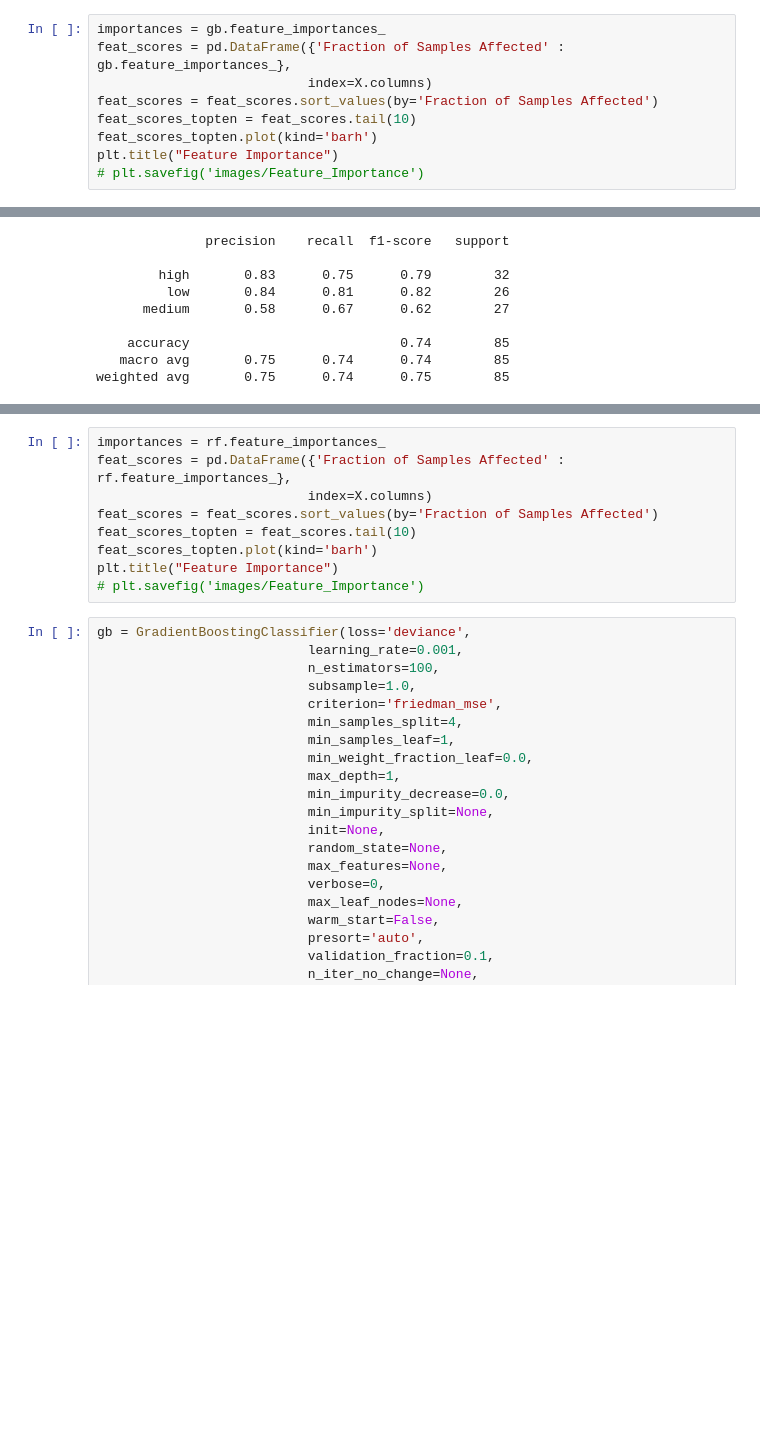
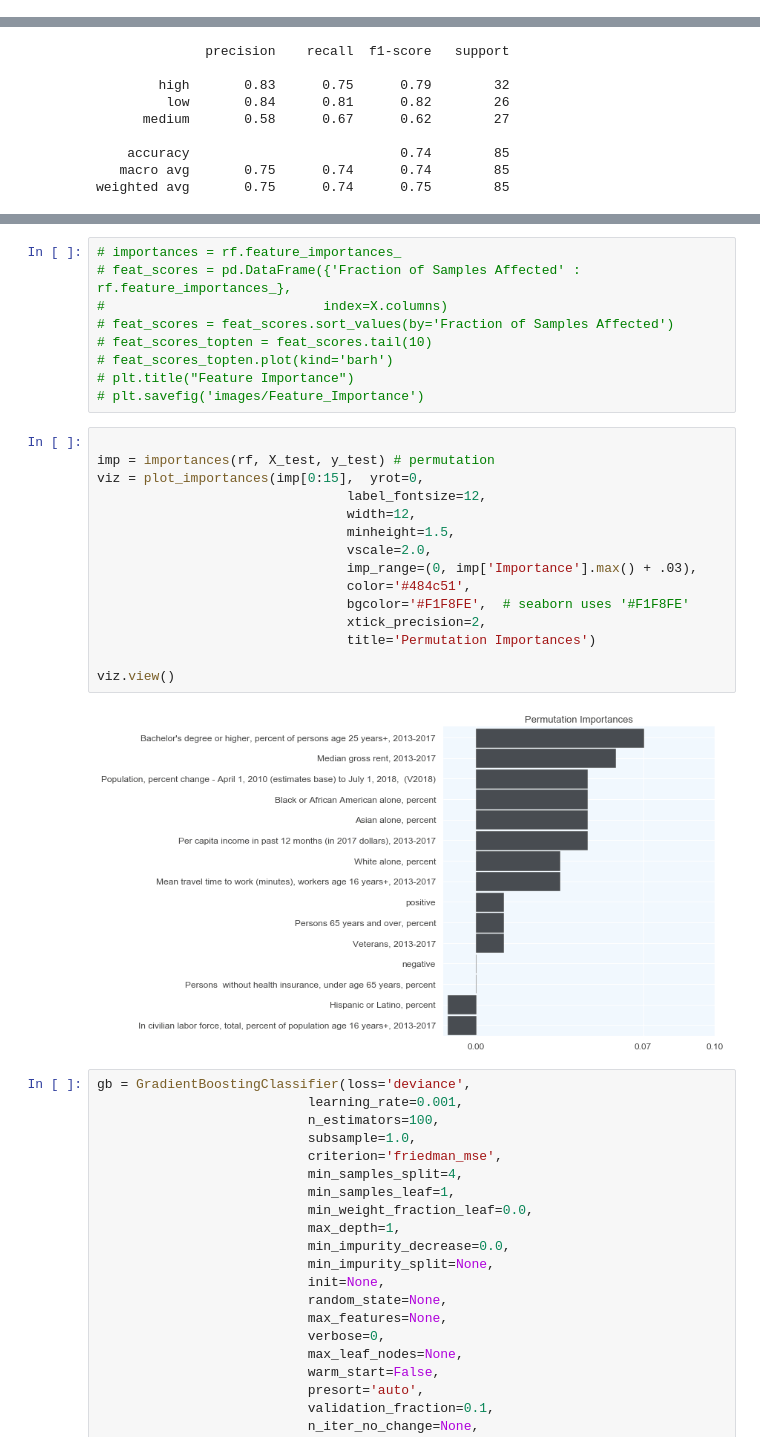
Before and after one commit to vinhttran/fad_diets_prediction, a Jupyter notebook: prediction_classifier.ipynb, the cells around one changed output, grey strips where cells are left out. Cells and saved outputs as stored; diff of their text form; blank space fills up the shorter version.

```diff
--- a/prediction_classifier.ipynb
+++ b/prediction_classifier.ipynb
@@ -266,12 +304,3 @@ print(classification_report(y_test, gb_pred))
     accuracy                           0.56        85
    macro avg       0.62      0.56      0.57        85
 weighted avg       0.62      0.56      0.58        85
-# %%
-importances = gb.feature_importances_
-feat_scores = pd.DataFrame({'Fraction of Samples Affected' : gb.feature_importances_},
-                           index=X.columns)
-feat_scores = feat_scores.sort_values(by='Fraction of Samples Affected')
-feat_scores_topten = feat_scores.tail(10)
-feat_scores_topten.plot(kind='barh')
-plt.title("Feature Importance")
-# plt.savefig('images/Feature_Importance')
@@ -454,12 +516,29 @@ weighted avg       0.73      0.68      0.68        85
 # %%
-importances = rf.feature_importances_
-feat_scores = pd.DataFrame({'Fraction of Samples Affected' : rf.feature_importances_},
-                           index=X.columns)
-feat_scores = feat_scores.sort_values(by='Fraction of Samples Affected')
-feat_scores_topten = feat_scores.tail(10)
-feat_scores_topten.plot(kind='barh')
-plt.title("Feature Importance")
+# importances = rf.feature_importances_
+# feat_scores = pd.DataFrame({'Fraction of Samples Affected' : rf.feature_importances_},
+#                            index=X.columns)
+# feat_scores = feat_scores.sort_values(by='Fraction of Samples Affected')
+# feat_scores_topten = feat_scores.tail(10)
+# feat_scores_topten.plot(kind='barh')
+# plt.title("Feature Importance")
 # plt.savefig('images/Feature_Importance')
+# %%
+
+imp = importances(rf, X_test, y_test) # permutation
+viz = plot_importances(imp[0:15],  yrot=0,
+                                label_fontsize=12,
+                                width=12,
+                                minheight=1.5,
+                                vscale=2.0,
+                                imp_range=(0, imp['Importance'].max() + .03),
+                                color='#484c51',
+                                bgcolor='#F1F8FE',  # seaborn uses '#F1F8FE'
+                                xtick_precision=2,
+                                title='Permutation Importances')
+
+viz.view()
+# %% [output]
+[figure, added]
 # %%
 gb = GradientBoostingClassifier(loss='deviance',
                            learning_rate=0.001,
```
Also changed, not shown: parts of 33 cells of this notebook, 4 other files.
